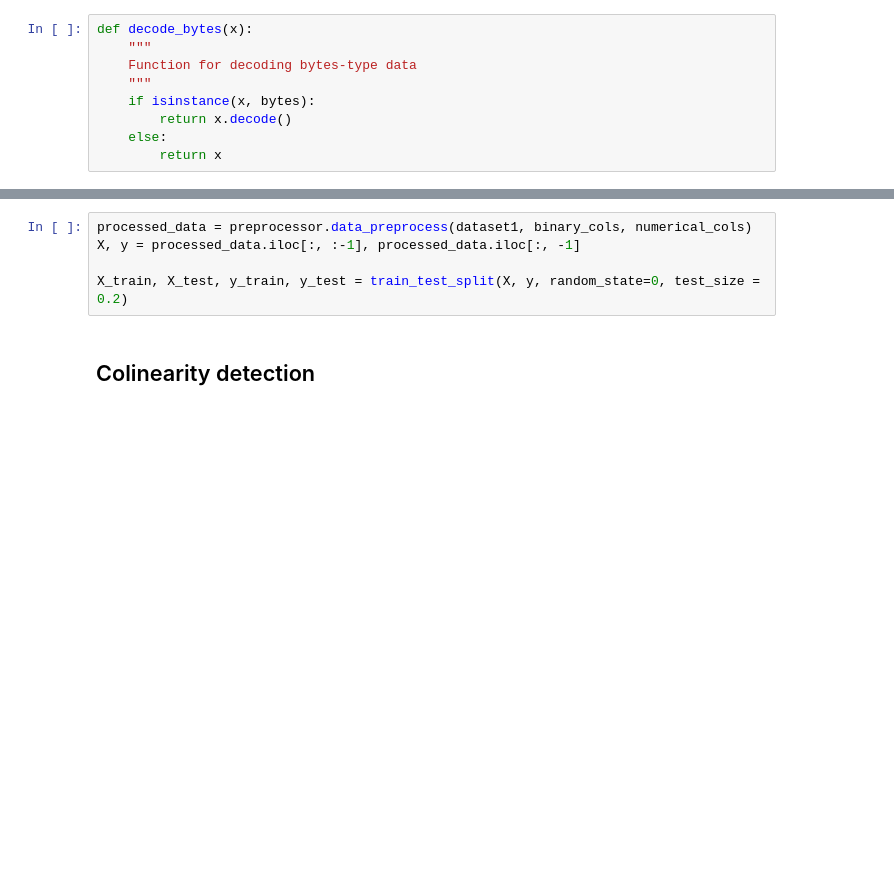
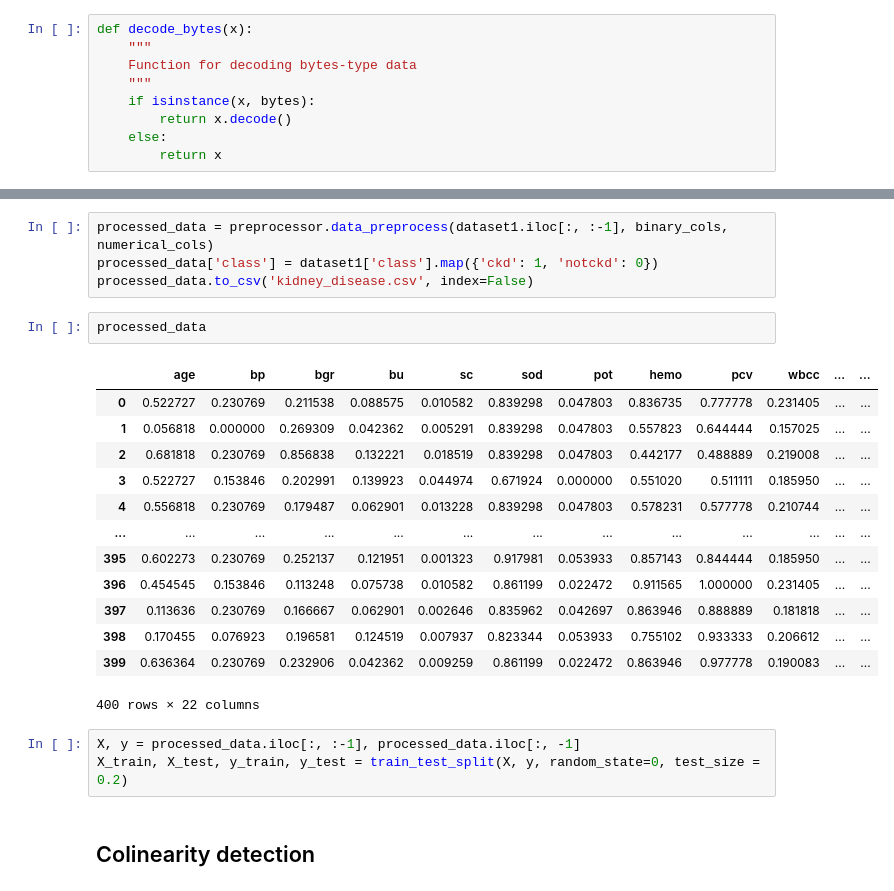
Before and after one commit to wojtas000/Advanced_Machine_Learning, a Jupyter notebook: dataset1.ipynb, the cells around one changed output, grey strips where cells are left out. Drawn from its saved outputs; the diff is of its cells as text; blank space fills up the shorter version.

```diff
--- a/dataset1.ipynb
+++ b/dataset1.ipynb
@@ -48,7 +64,25 @@ dataset1 = dataset1.drop(multivalue_cols, axis=1)
+# %%
+processed_data = preprocessor.data_preprocess(dataset1.iloc[:, :-1], binary_cols, numerical_cols)
+processed_data['class'] = dataset1['class'].map({'ckd': 1, 'notckd': 0})
+processed_data.to_csv('kidney_disease.csv', index=False)
+# %%
+processed_data
+# %% [output]
+|  | age | bp | bgr | bu | sc | sod | pot | hemo | pcv | wbcc | ... | ... |
+| 0 | 0.522727 | 0.230769 | 0.211538 | 0.088575 | 0.010582 | 0.839298 | 0.047803 | 0.836735 | 0.777778 | 0.231405 | ... | ... |
+| 1 | 0.056818 | 0.000000 | 0.269309 | 0.042362 | 0.005291 | 0.839298 | 0.047803 | 0.557823 | 0.644444 | 0.157025 | ... | ... |
+| 2 | 0.681818 | 0.230769 | 0.856838 | 0.132221 | 0.018519 | 0.839298 | 0.047803 | 0.442177 | 0.488889 | 0.219008 | ... | ... |
+| 3 | 0.522727 | 0.153846 | 0.202991 | 0.139923 | 0.044974 | 0.671924 | 0.000000 | 0.551020 | 0.511111 | 0.185950 | ... | ... |
+| 4 | 0.556818 | 0.230769 | 0.179487 | 0.062901 | 0.013228 | 0.839298 | 0.047803 | 0.578231 | 0.577778 | 0.210744 | ... | ... |
+| ... | ... | ... | ... | ... | ... | ... | ... | ... | ... | ... | ... | ... |
+| 395 | 0.602273 | 0.230769 | 0.252137 | 0.121951 | 0.001323 | 0.917981 | 0.053933 | 0.857143 | 0.844444 | 0.185950 | ... | ... |
+| 396 | 0.454545 | 0.153846 | 0.113248 | 0.075738 | 0.010582 | 0.861199 | 0.022472 | 0.911565 | 1.000000 | 0.231405 | ... | ... |
+| 397 | 0.113636 | 0.230769 | 0.166667 | 0.062901 | 0.002646 | 0.835962 | 0.042697 | 0.863946 | 0.888889 | 0.181818 | ... | ... |
+| 398 | 0.170455 | 0.076923 | 0.196581 | 0.124519 | 0.007937 | 0.823344 | 0.053933 | 0.755102 | 0.933333 | 0.206612 | ... | ... |
+| 399 | 0.636364 | 0.230769 | 0.232906 | 0.042362 | 0.009259 | 0.861199 | 0.022472 | 0.863946 | 0.977778 | 0.190083 | ... | ... |
+400 rows × 22 columns
 # %%
-processed_data = preprocessor.data_preprocess(dataset1, binary_cols, numerical_cols)
 X, y = processed_data.iloc[:, :-1], processed_data.iloc[:, -1]
-
 X_train, X_test, y_train, y_test = train_test_split(X, y, random_state=0, test_size = 0.2)
 # %% [markdown]
 ## Colinearity detection
```
Also changed, not shown: parts of 19 cells of this notebook, 15 other files.
